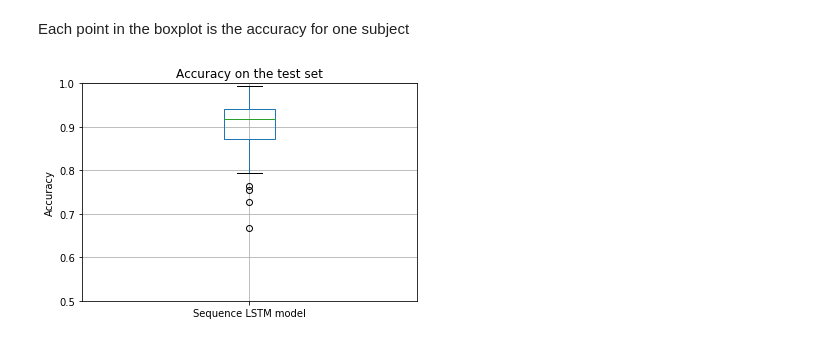
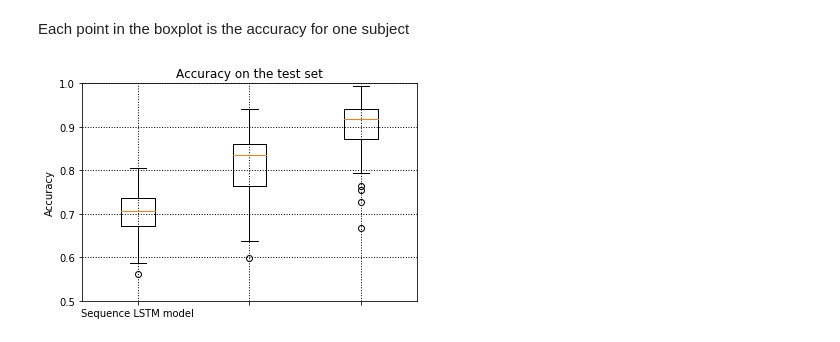
Before and after one commit to IliasIB/EEG-Classifier, a Jupyter notebook: experiments/sequence_lstm_model/visualization.ipynb, the cells around one changed output. Cells and saved outputs as stored; diff of their text form; code cells hidden in the pictures.

Commit message:
Added visualization for three varying amount of seconds

```diff
--- a/experiments/sequence_lstm_model/visualization.ipynb
+++ b/experiments/sequence_lstm_model/visualization.ipynb
@@ -73,18 +73,23 @@ plt.show()
 [figure]
 # %% [markdown]
 ## Evaluation
-# %%
-with open(os.path.join(root, "output", "eval.json")) as fp:
-    df = pandas.read_json(fp).T
+# %%
+with open(os.path.join(root, "output", "two.json")) as fp:
+    df1 = pandas.read_json(fp).T
+with open(os.path.join(root, "output", "five.json")) as fp:
+    df2 = pandas.read_json(fp).T
+with open(os.path.join(root, "output", "ten.json")) as fp:
+    df3 = pandas.read_json(fp).T
 # %% [markdown]
 Each point in the boxplot is the accuracy for one subject
 # %%
 plt.figure()
-df[["acc"]].boxplot()
+plt.grid(color='black', linestyle=':', linewidth=1)
+plt.boxplot([df1[["acc"]].T.values[0], df2[["acc"]].T.values[0], df3[["acc"]].T.values[0]])
 plt.ylim([0.5,1])
 plt.ylabel("Accuracy")
 plt.title("Accuracy on the test set")
 plt.xticks(plt.xticks()[0], ["Sequence LSTM model"])
 plt.show()
 # %% [output]
-[figure, old version]
+[figure, new version]
```
Also changed, not shown: 4 other files.
